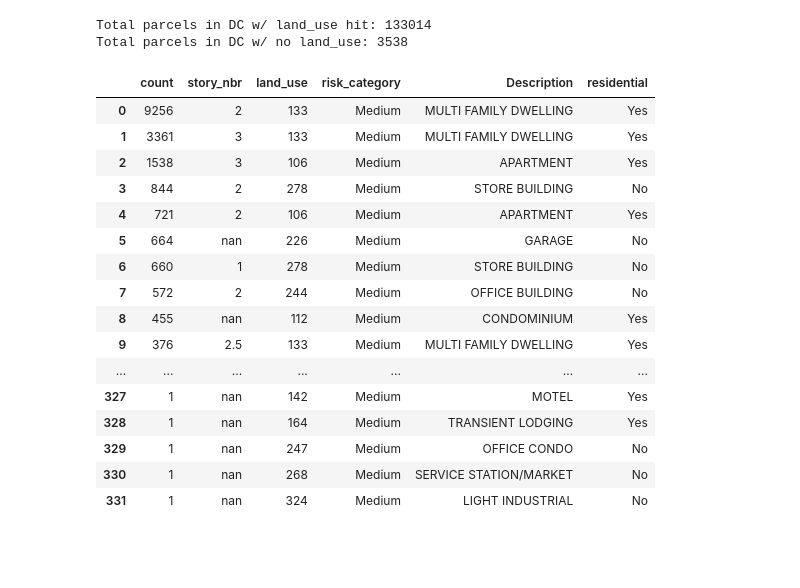
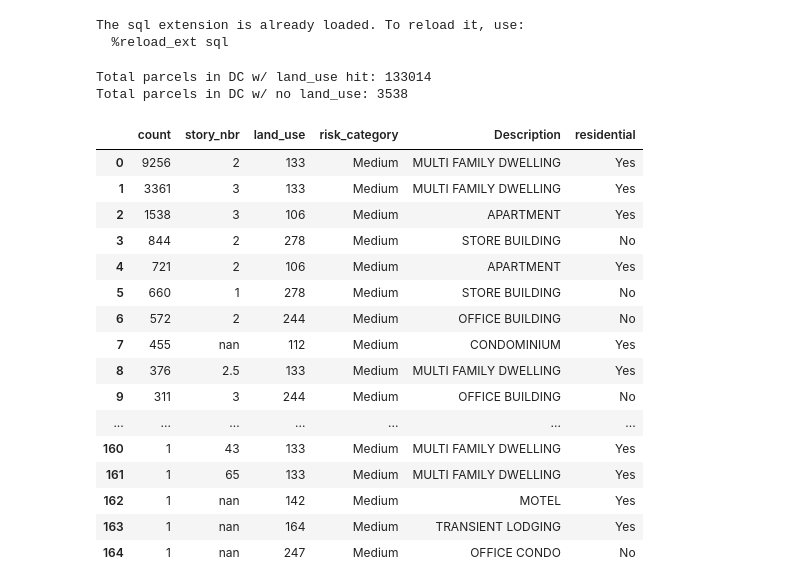
Before and after one commit to tbuffington7/data, a Jupyter notebook: sources/parcels/notebooks/get-floor-distribution-by-department.ipynb, the cells around one changed output. Cells and saved outputs as stored; diff of their text form; code cells hidden in the pictures; blank space fills up the shorter version.

```diff
--- a/sources/parcels/notebooks/get-floor-distribution-by-department.ipynb
+++ b/sources/parcels/notebooks/get-floor-distribution-by-department.ipynb
@@ -10,10 +10,17 @@ from IPython.display import display, HTML, Javascript
 
 parcels = psycopg2.connect('service=parcels')
 fc = psycopg2.connect('service=firecares-vm')
+fc_dev = psycopg2.connect('service=firecares-dev')
 nfirs = psycopg2.connect('service=nfirs')
 
 def heading(text, tag='h3'):
     display(HTML('<{tag}>{text}</{tag}>'.format(tag=tag, text=text)))
+
+# Requires https://github.com/catherinedevlin/ipython-sql
+%load_ext sql
+# %% [output]
+The sql extension is already loaded. To reload it, use:
+  %reload_ext sql
 # %%
 # Create an intermediary table for backing-up only the department information we care about for local restoration
 # into the parcels database
@@ -44,32 +55,32 @@ Total parcels in DC w/ no land_use: 3538
 # %%
 # Get counts over DC for medium/high structures
 df = pd.read_sql_query("""select count(1), p.story_nbr, p.land_use, lu.risk_category, lu."Description", lu.residential
 from parcels p
-    left join "LUSE_swg" lu
+    join "LUSE_swg" lu
     on lu."Code" = p.land_use
-where state = 'DC' and lu.risk_category in ('Medium', 'High')
+where state = 'DC' and lu.include_in_floor_dist
 group by p.story_nbr, p.land_use, lu.risk_category, lu."Description", lu.residential
 order by count desc, p.story_nbr, p.land_use""", parcels)
 
 df.style.highlight_null(null_color='red')
 # %% [output]
 |  | count | story_nbr | land_use | risk_category | Description | residential |
 | 0 | 9256 | 2 | 133 | Medium | MULTI FAMILY DWELLING | Yes |
 | 1 | 3361 | 3 | 133 | Medium | MULTI FAMILY DWELLING | Yes |
 | 2 | 1538 | 3 | 106 | Medium | APARTMENT | Yes |
 | 3 | 844 | 2 | 278 | Medium | STORE BUILDING | No |
 | 4 | 721 | 2 | 106 | Medium | APARTMENT | Yes |
-| 5 | 664 | nan | 226 | Medium | GARAGE | No |
-| 6 | 660 | 1 | 278 | Medium | STORE BUILDING | No |
-| 7 | 572 | 2 | 244 | Medium | OFFICE BUILDING | No |
-| 8 | 455 | nan | 112 | Medium | CONDOMINIUM | Yes |
-| 9 | 376 | 2.5 | 133 | Medium | MULTI FAMILY DWELLING | Yes |
+| 5 | 660 | 1 | 278 | Medium | STORE BUILDING | No |
+| 6 | 572 | 2 | 244 | Medium | OFFICE BUILDING | No |
+| 7 | 455 | nan | 112 | Medium | CONDOMINIUM | Yes |
+| 8 | 376 | 2.5 | 133 | Medium | MULTI FAMILY DWELLING | Yes |
+| 9 | 311 | 3 | 244 | Medium | OFFICE BUILDING | No |
 | ... | ... | ... | ... | ... | ... | ... |
-| 327 | 1 | nan | 142 | Medium | MOTEL | Yes |
-| 328 | 1 | nan | 164 | Medium | TRANSIENT LODGING | Yes |
-| 329 | 1 | nan | 247 | Medium | OFFICE CONDO | No |
-| 330 | 1 | nan | 268 | Medium | SERVICE STATION/MARKET | No |
-| 331 | 1 | nan | 324 | Medium | LIGHT INDUSTRIAL | No |
+| 160 | 1 | 43 | 133 | Medium | MULTI FAMILY DWELLING | Yes |
+| 161 | 1 | 65 | 133 | Medium | MULTI FAMILY DWELLING | Yes |
+| 162 | 1 | nan | 142 | Medium | MOTEL | Yes |
+| 163 | 1 | nan | 164 | Medium | TRANSIENT LODGING | Yes |
+| 164 | 1 | nan | 247 | Medium | OFFICE CONDO | No |
 # %%
 # Get counts over Missouri for medium/high structures
 
```
Also changed, not shown: parts of 37 cells of this notebook, 6 other files.
